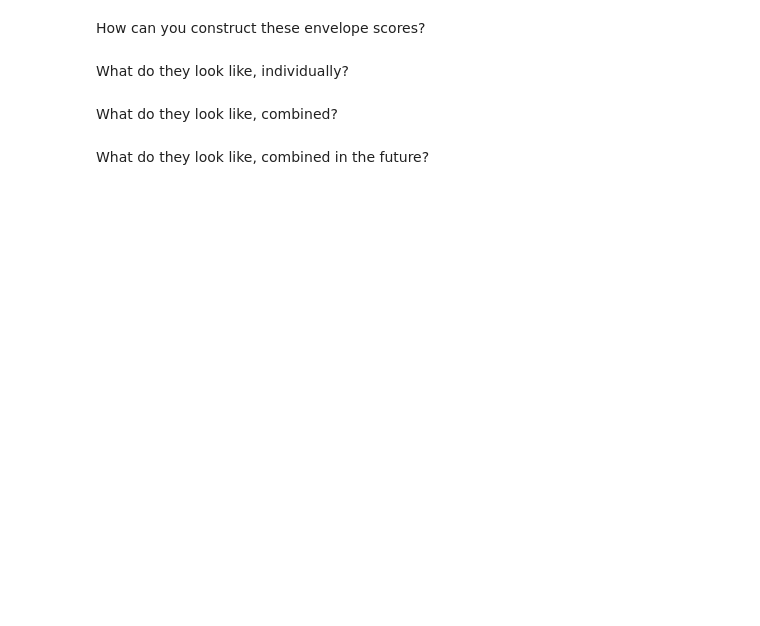
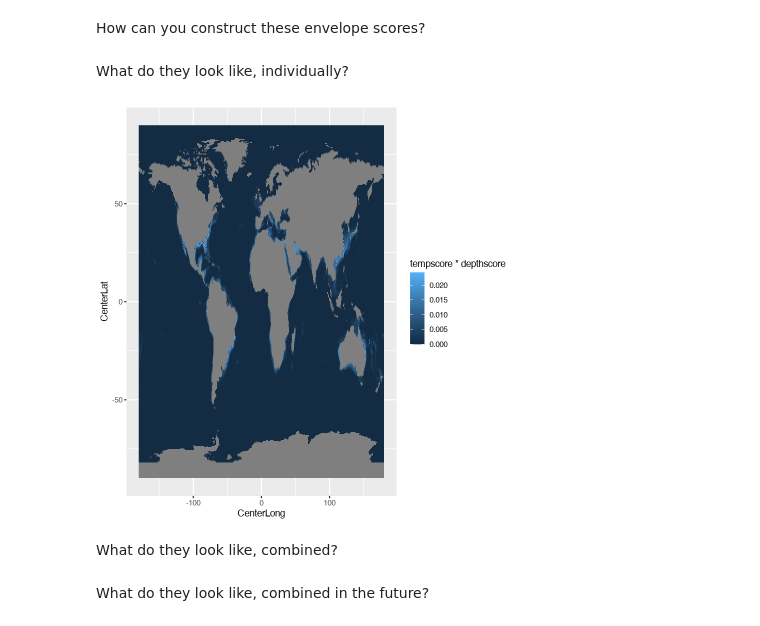
Before and after one commit to openmodels/ccecon2024, a Jupyter notebook: Week 5 - GGPlot and Projections.ipynb, the cells around one changed output. Cells and saved outputs as stored; diff of their text form; code cells hidden in the pictures; blank space fills up the shorter version.

```diff
--- a/Week 5 - GGPlot and Projections.ipynb
+++ b/Week 5 - GGPlot and Projections.ipynb
@@ -104,7 +300,15 @@ names(df2)
 # %% [markdown]
 How can you construct these envelope scores?
+# %%
+library(EnvStats)
+df2$tempscore = dtri(df2$SST1999, min(df$Surface.Water.Temp....C.), max(df$Surface.Water.Temp....C.), median(df$Surface.Water.Temp....C.))
+df2$depthscore = dtri(log(df2$DepthMean), min(log(df$Depth..m.)), max(log(df$Depth..m.)), median(log(df$Depth..m.)))
 # %% [markdown]
 What do they look like, individually?
+# %%
+ggplot(df2, aes(x=CenterLong, y=CenterLat, fill=tempscore * depthscore)) + geom_raster()
+# %% [output]
+[figure, added]
 # %% [markdown]
 What do they look like, combined?
 # %% [markdown]
```
Also changed, not shown: parts of 33 cells of this notebook.
